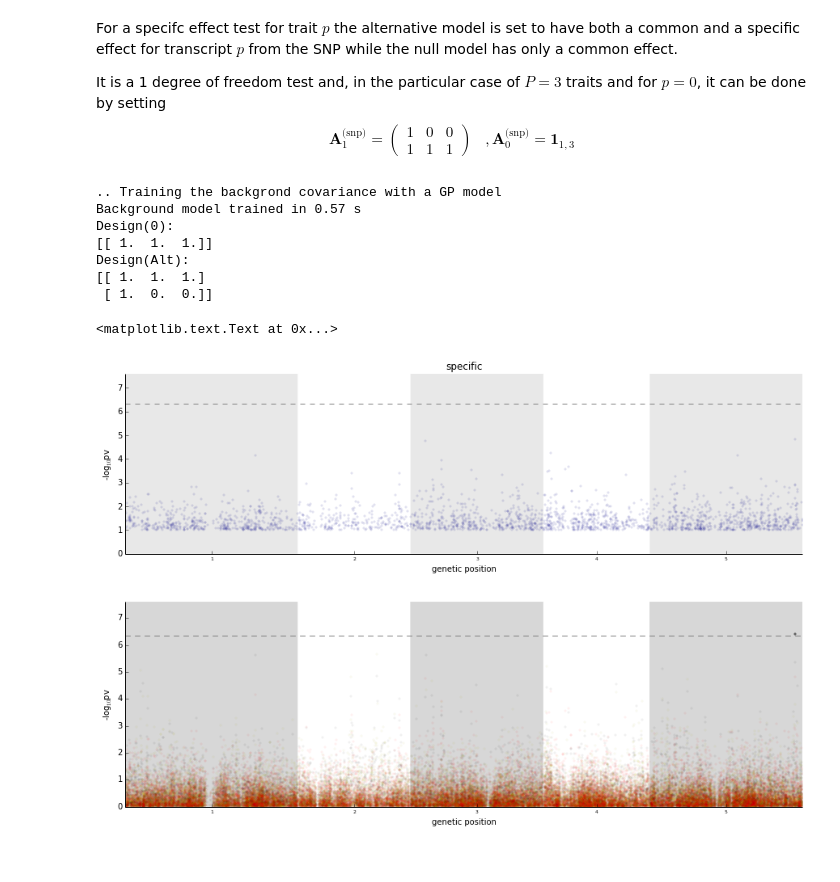
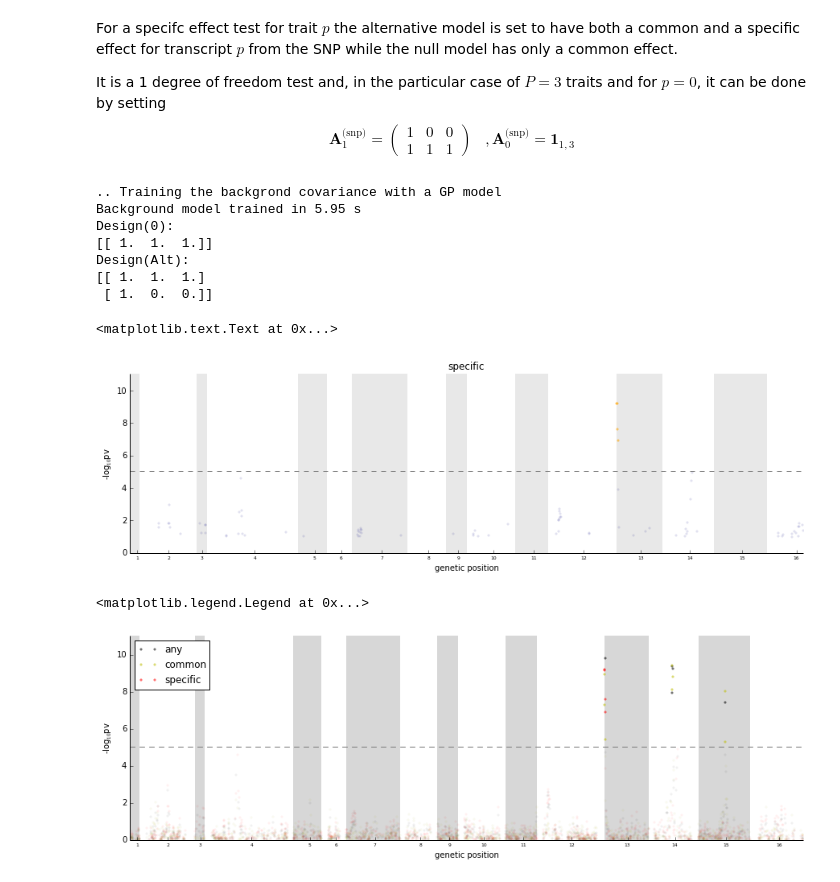
Before and after one commit to PMBio/limix-tutorials, a Jupyter notebook: LMM_multitrait/LMM_multitrait_example.ipynb, the cells around one changed output. Saved outputs shown, nothing was run; the diff lists cells and outputs as text; code cells hidden in the pictures.

Commit message:
fixed plotting script, display of labels in manhatton plots

```diff
--- a/LMM_multitrait/LMM_multitrait_example.ipynb
+++ b/LMM_multitrait/LMM_multitrait_example.ipynb
@@ -45,7 +45,7 @@ phenotype_names = ['5_FT10','6_FT16','7_FT22']
 #a larger set of correlated and anti correlated traits:
 #phenotype_names = ['Ethanol','Congo_red','Galactose']
 #YPD, different temperatures:
-#phenotype_names = ['YPD:37C','YPD:15C','YPD:4C']
+phenotype_names = ['YPD:37C','YPD:15C','YPD:4C']
 
 phenotype_query = "(phenotype_ID in %s)" %  str(phenotype_names)
 
@@ -275,7 +275,7 @@ pvalues_inter = pd.DataFrame(data=sp.concatenate(pvalues_inter).T,index=data_sub
                        columns=["specific","null_common","alternative_any"])
 # %% [output]
 .. Training the backgrond covariance with a GP model
-Background model trained in 0.57 s
+Background model trained in 5.95 s
 Design(0):
 [[ 1.  1.  1.]]
 Design(Alt):
@@ -287,19 +287,21 @@ plot_manhattan(posCum=position['pos_cum'],pv=pvalues_inter['specific'].values,ch
 pl.title('specific')
 # %% [output]
 <matplotlib.text.Text at 0x...>
-[figure, old version]
+[figure, new version]
 # %%
 tests = ['Any effect test','Interaction effect test']
 pl.figure(figsize=[15,10])
 
 #lim = -1.2*sp.log10(SP.array([pvalues['alternative_any'].min(),
 #        pvalues_inter['null_common'].min(),pvalues_inter['specific'].min()]).min())
 plt = pl.subplot(2,1,1)
 plot_manhattan(position['pos_cum'],pvalues_inter['alternative_any'],
-               chromBounds,colorS='k',colorNS='k',alphaNS=0.05)
+               chromBounds,colorS='k',colorNS='k',alphaNS=0.05,labelS='any')
 plot_manhattan(position['pos_cum'],pvalues_inter['null_common'],
-               chromBounds,colorS='y',colorNS='y',alphaNS=0.05)
+               chromBounds,colorS='y',colorNS='y',alphaNS=0.05,labelS='common')
 plot_manhattan(position['pos_cum'],pvalues_inter['specific'],
-               chromBounds,colorS='r',colorNS='r',alphaNS=0.05)
+               chromBounds,colorS='r',colorNS='r',alphaNS=0.05,labelS='specific')
+pl.legend(loc='upper left')
 # %% [output]
+<matplotlib.legend.Legend at 0x...>
-[figure, old version]
+[figure, new version]
```
Also changed, not shown: parts of 11 cells of this notebook.
